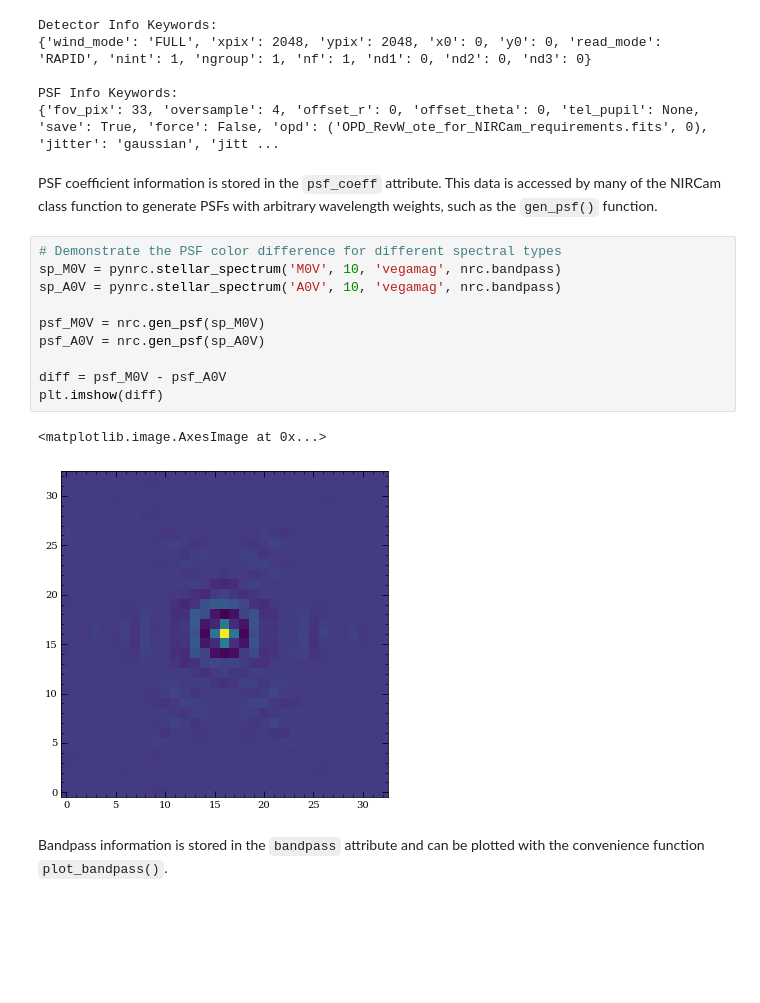
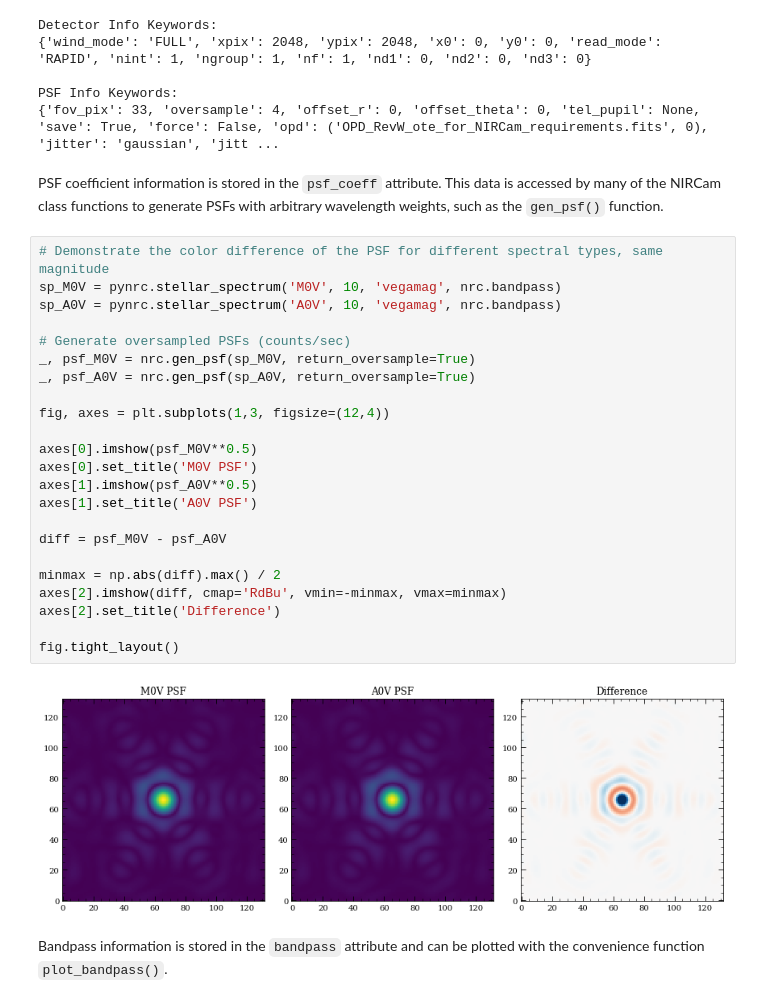
Before and after one commit to JarronL/pynrc, a Jupyter notebook: notebooks/01_Basic_Usage.ipynb, the cells around one changed output. Cells and saved outputs as stored; diff of their text form; blank space fills up the shorter version.

```diff
--- a/notebooks/01_Basic_Usage.ipynb
+++ b/notebooks/01_Basic_Usage.ipynb
@@ -81,20 +86,32 @@ Detector Info Keywords:
 PSF Info Keywords:
 {'fov_pix': 33, 'oversample': 4, 'offset_r': 0, 'offset_theta': 0, 'tel_pupil': None, 'save': True, 'force': False, 'opd': ('OPD_RevW_ote_for_NIRCam_requirements.fits', 0), 'jitter': 'gaussian', 'jitt ...
 # %% [markdown]
-PSF coefficient information is stored in the `psf_coeff` attribute. This data is accessed by many of the NIRCam class function to generate PSFs with arbitrary wavelength weights, such as the `gen_psf()` function.
+PSF coefficient information is stored in the `psf_coeff` attribute. This data is accessed by many of the NIRCam class functions to generate PSFs with arbitrary wavelength weights, such as the `gen_psf()` function.
 # %%
-# Demonstrate the PSF color difference for different spectral types
+# Demonstrate the color difference of the PSF for different spectral types, same magnitude
 sp_M0V = pynrc.stellar_spectrum('M0V', 10, 'vegamag', nrc.bandpass)
 sp_A0V = pynrc.stellar_spectrum('A0V', 10, 'vegamag', nrc.bandpass)
 
-psf_M0V = nrc.gen_psf(sp_M0V)
-psf_A0V = nrc.gen_psf(sp_A0V)
+# Generate oversampled PSFs (counts/sec)
+_, psf_M0V = nrc.gen_psf(sp_M0V, return_oversample=True)
+_, psf_A0V = nrc.gen_psf(sp_A0V, return_oversample=True)
+
+fig, axes = plt.subplots(1,3, figsize=(12,4))
+
+axes[0].imshow(psf_M0V**0.5)
+axes[0].set_title('M0V PSF')
+axes[1].imshow(psf_A0V**0.5)
+axes[1].set_title('A0V PSF')
 
 diff = psf_M0V - psf_A0V
-plt.imshow(diff)
+
+minmax = np.abs(diff).max() / 2
+axes[2].imshow(diff, cmap='RdBu', vmin=-minmax, vmax=minmax)
+axes[2].set_title('Difference')
+
+fig.tight_layout()
 # %% [output]
-<matplotlib.image.AxesImage at 0x...>
-[figure, old version]
+[figure, new version]
 # %% [markdown]
 Bandpass information is stored in the `bandpass` attribute and can be plotted with the convenience function `plot_bandpass()`.
 # %%
```
Also changed, not shown: parts of 15 cells of this notebook, 25 other files.
